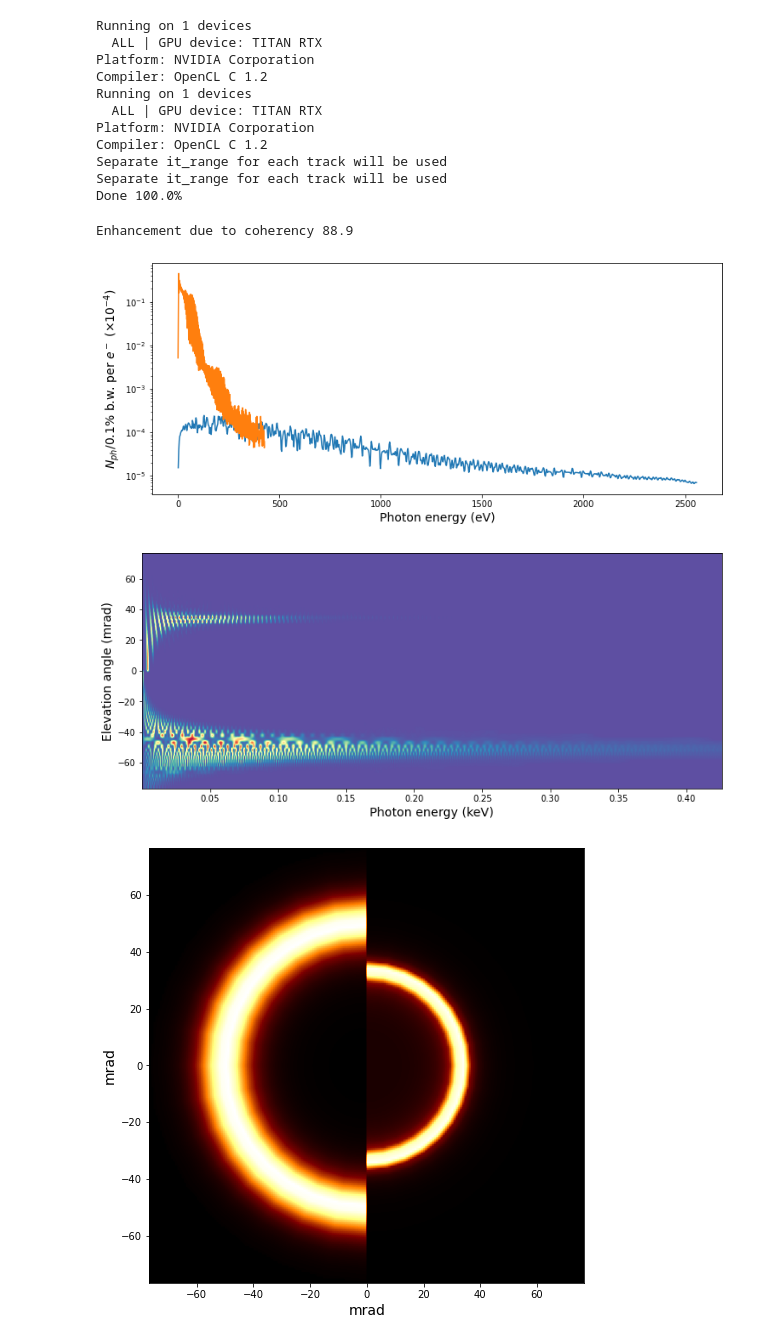
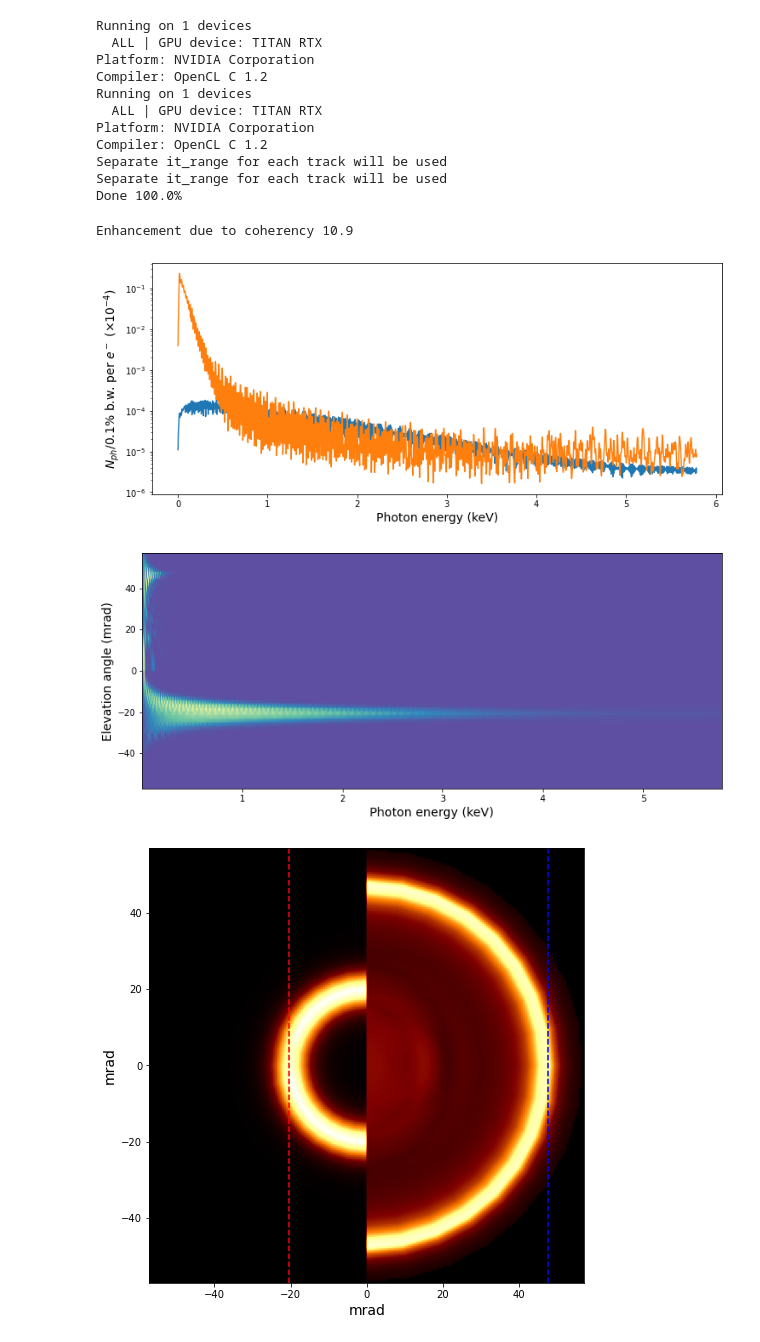
Before and after one commit to hightower8083/synchrad, a Jupyter notebook: tutorials/Spiral_Example.ipynb, the cells around one changed output. Saved outputs shown, nothing was run; the diff lists cells and outputs as text; code cells hidden in the pictures.

```diff
--- a/tutorials/Spiral_Example.ipynb
+++ b/tutorials/Spiral_Example.ipynb
@@ -13,12 +13,12 @@ from scipy.integrate import solve_ivp
 
 from tqdm import tqdm
 # %%
-Np = 10000        # Number of electrons
+Np = 16000        # Number of electrons
 Num_osc = 3       # Number of oscillations
-K0 = 5.           # Undulator strength
+K0 = 4.           # Undulator strength
 
 # particles/beam central energy
-particle_energy_MeV = 50
+particle_energy_MeV = 100
 
 # Plasma density
 n_p = 5e18 * 1e6
@@ -72,5 +72,6 @@ uz = pz0 * (1 + energy_spread * np.random.randn(Np))
 
 v_phs = c * pz0 /gamma_0 + omega_ch/k_siprl
 theta_vc = np.arccos(c/v_phs)
+theta_beta = K0/gamma_0
 
 trak0 = np.array([x, y, z, ux, uy, uz])
@@ -126,19 +127,21 @@ for track in tracks[::8]:
 # %%
+theta_max = 1.2*np.max([theta_beta, theta_vc])
+
 calc_input_incoh = {
     "grid": [
         (1. , 6*omega_ch_crit/omega_1m),
-        (0, 1.5*K0/gamma_0),
+        (0, theta_max),
         (0.0, 2 * np.pi),
-        (1024, 32, 32),
+        (2048, 32, 32),
     ],
 }
 
 calc_input_coh = {
     "grid": [
         (1., omega_ch_crit/omega_1m),
-        (0, 1.5*K0/gamma_0),
+        (0, theta_max),
         (0.0, 2 * np.pi),
-        (1024, 32, 32),
+        (2048, 32, 32),
     ],
 }
 
@@ -146,6 +149,7 @@ calc_incoh = SynchRad(calc_input_incoh)
 calc_coh = SynchRad(calc_input_coh)
 
 calc_incoh.calculate_spectrum( particleTracks=tracks,
+                               Np_max=1000,
                                timeStep=c*dt )
 
 calc_coh.calculate_spectrum( particleTracks=tracks,
@@ -169,11 +173,11 @@ plt.figure(figsize=(12,5))
 for calc in [calc_incoh, calc_coh]:
     spect_val = calc.get_energy_spectrum(normalize_to_weights=True)
     spect_val *= 1e-3
-    spect_ax_eV = calc.get_spectral_axis()  * 1.24e-6
+    spect_ax_keV = calc_incoh.get_spectral_axis()  * 1.24e-6 * 1e-3
     spect_ax_norm = calc.get_spectral_axis() * omega_1m/omega_ch_crit
-    plt.semilogy(spect_ax_eV, spect_val )
+    plt.semilogy(spect_ax_keV, spect_val )
 
-plt.xlabel(r'Photon energy (eV)', fontsize=14)
+plt.xlabel(r'Photon energy (keV)', fontsize=14)
 plt.ylabel(r'$N_{ph}$/0.1% b.w. per $e^-$ ($\times 10^{-4}$)', fontsize=14)
 
 coherent_gain = calc_coh.get_energy(normalize_to_weights=True, lambda0_um=1e6) / \
@@ -181,9 +185,11 @@ coherent_gain = calc_coh.get_energy(normalize_to_weights=True, lambda0_um=1e6) /
 
 print(f'Enhancement due to coherency {coherent_gain:.1f}')
 # %% [output]
-Enhancement due to coherency 88.9
+Enhancement due to coherency 10.9
-[figure, old version]
+[figure, new version]
 # %%
+spect_ax_keV = calc_incoh.get_spectral_axis()  * 1.24e-6 * 1e-3
+
 spect_incoh = calc_incoh.get_full_spectrum()
 spect_incoh = spect_incoh/spect_incoh.max()
 spect_coh = calc_coh.get_full_spectrum()
@@ -205,20 +211,25 @@ plt.imshow( spect_val.T,
 plt.xlabel('Photon energy (keV)', fontsize=14)
 plt.ylabel('Elevation angle (mrad)', fontsize=14);
 # %% [output]
-[figure, old version]
+[figure, new version]
 # %%
 plt.figure(figsize=(8,8))
 
 spot_full = 0
 spot, extent = calc_incoh.get_spot_cartesian(bins=(200, 200))
 x = np.linspace(extent[0],extent[1],200)
-spot_full += (spot/spot.max())*(x<0)[:,None]
+spot = spot/spot.max()
+spot_full += spot * (x<0)[:,None]
 
 x = np.linspace(extent[0],extent[1],200)
 spot, extent = calc_coh.get_spot_cartesian(bins=(200, 200))
-spot_full += (spot/spot.max())*(x>0)[:,None]
+spot = spot/spot.max()
+spot_full += spot * (x>0)[:,None]
 
 plt.imshow(spot_full.T, extent=extent*1e3, cmap=plt.cm.afmhot, origin='lower')
 [ lab('mrad', size=14) for lab in (plt.xlabel, plt.ylabel) ];
+
+plt.plot( -1e3*theta_beta * np.ones_like(x), x*1e3, '--', c='r')
+plt.plot( 1e3*theta_vc * np.ones_like(x), x*1e3, '--', c='b');
 # %% [output]
-[figure, old version]
+[figure, new version]
```
Also changed, not shown: parts of 4 cells of this notebook.
